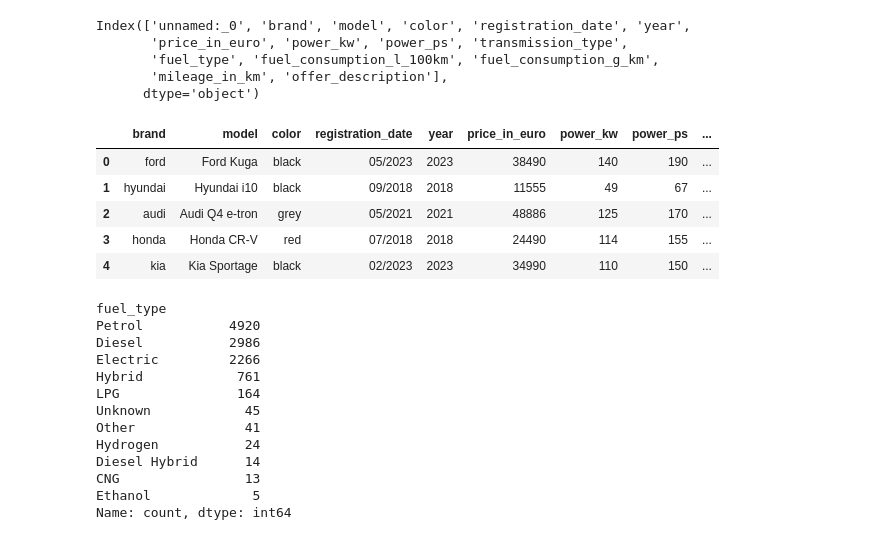
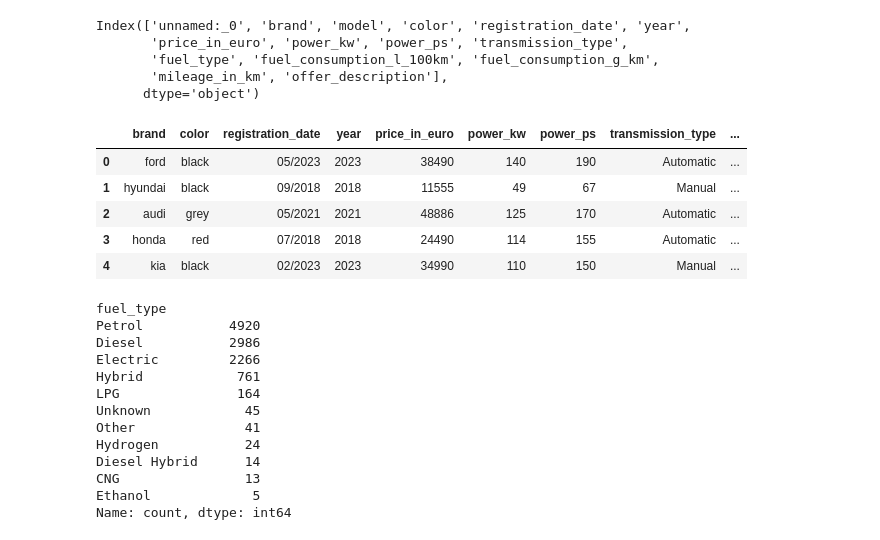
Before and after one commit to EthanPisani/mlops-assignment, a Jupyter notebook: assignment.ipynb, the cells around one changed output. Saved outputs shown, nothing was run; the diff lists cells and outputs as text; code cells hidden in the pictures.

```diff
--- a/assignment.ipynb
+++ b/assignment.ipynb
@@ -39,15 +39,15 @@ Index(['unnamed:_0', 'brand', 'model', 'color', 'registration_date', 'year',
       dtype='object')
 # %%
 # remove unnecessary columns ('unnamed:_0' and offer_description)
-car_sales = car_sales.drop(columns=['unnamed:_0', 'offer_description'])
+car_sales = car_sales.drop(columns=['model', 'unnamed:_0', 'offer_description'])
 car_sales.head(5)
 # %% [output]
-|  | brand | model | color | registration_date | year | price_in_euro | power_kw | power_ps | ... |
-| 0 | ford | Ford Kuga | black | 05/2023 | 2023 | 38490 | 140 | 190 | ... |
-| 1 | hyundai | Hyundai i10 | black | 09/2018 | 2018 | 11555 | 49 | 67 | ... |
-| 2 | audi | Audi Q4 e-tron | grey | 05/2021 | 2021 | 48886 | 125 | 170 | ... |
-| 3 | honda | Honda CR-V | red | 07/2018 | 2018 | 24490 | 114 | 155 | ... |
-| 4 | kia | Kia Sportage | black | 02/2023 | 2023 | 34990 | 110 | 150 | ... |
+|  | brand | color | registration_date | year | price_in_euro | power_kw | power_ps | transmission_type | ... |
+| 0 | ford | black | 05/2023 | 2023 | 38490 | 140 | 190 | Automatic | ... |
+| 1 | hyundai | black | 09/2018 | 2018 | 11555 | 49 | 67 | Manual | ... |
+| 2 | audi | grey | 05/2021 | 2021 | 48886 | 125 | 170 | Automatic | ... |
+| 3 | honda | red | 07/2018 | 2018 | 24490 | 114 | 155 | Automatic | ... |
+| 4 | kia | black | 02/2023 | 2023 | 34990 | 110 | 150 | Manual | ... |
 # %%
 miss_value=car_sales[pd.isnull(car_sales['fuel_consumption_l_100km'])]
 miss_value['fuel_type'].value_counts()
```
Also changed, not shown: parts of 8 cells of this notebook, 5 other files.
